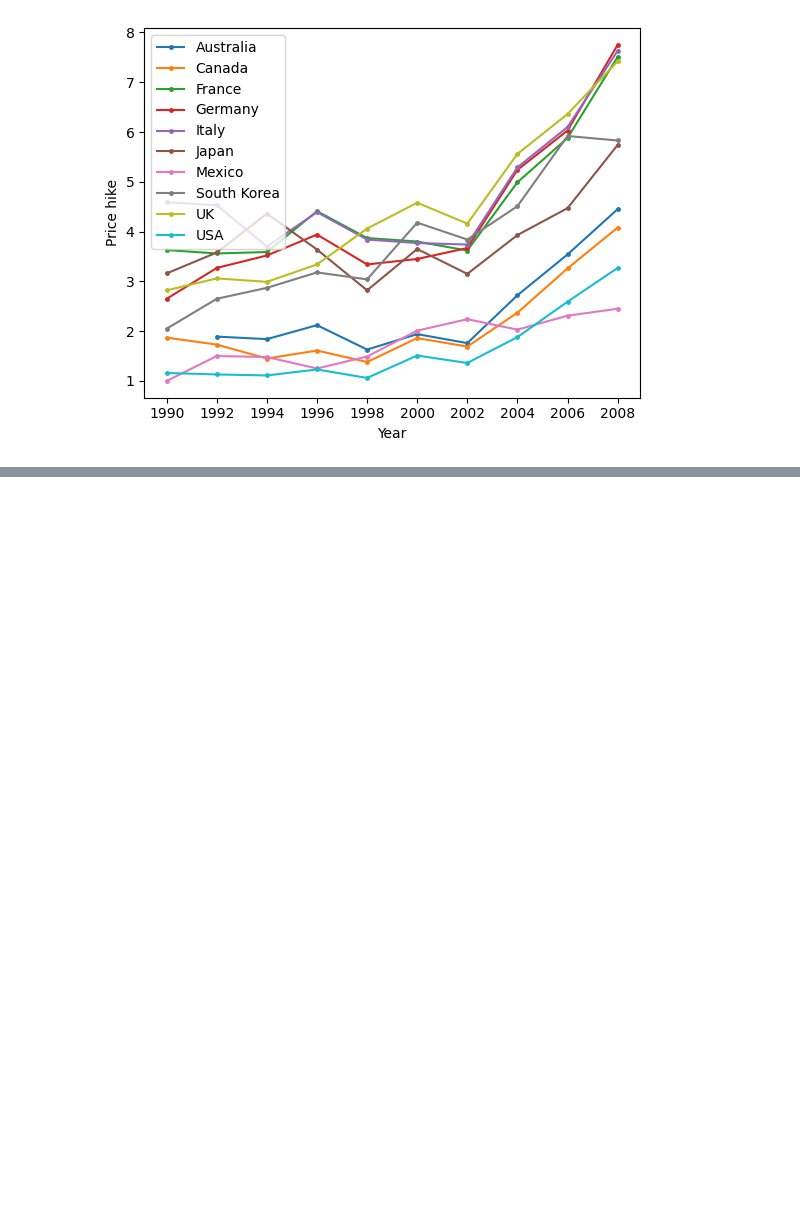
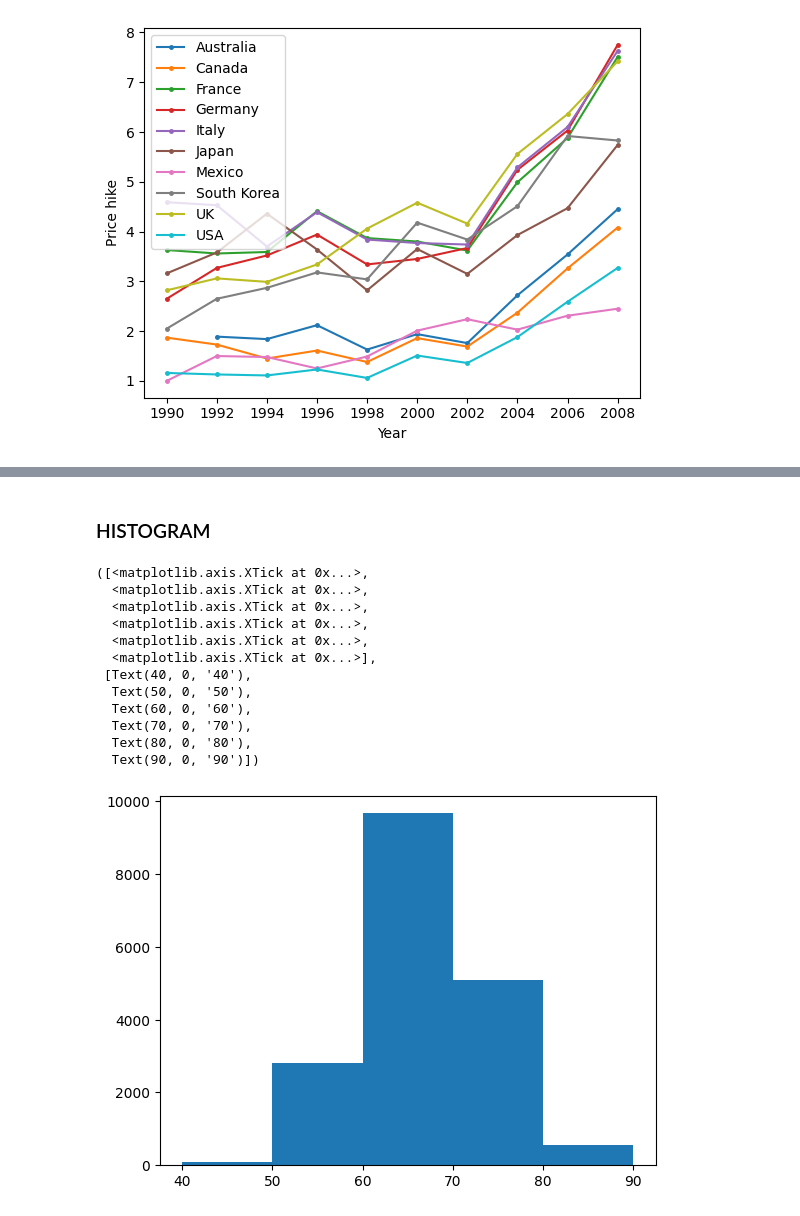
Before and after one commit to danielprinceD/DataScience, a Jupyter notebook: matplotlib.ipynb, the cells around one changed output, grey strips where cells are left out. Drawn from its saved outputs; the diff is of its cells as text; code cells hidden in the pictures; blank space fills up the shorter version.

Commit message:
feat:added fifa dataset

```diff
--- a/matplotlib.ipynb
+++ b/matplotlib.ipynb
@@ -146,0 +139,2 @@ Name: Year, dtype: int64
+# %%
+fifa = pd.read_csv('./fifa_data.csv')
@@ -146,0 +149,20 @@ Name: Year, dtype: int64
+# %% [markdown]
+### HISTOGRAM
+# %%
+bins = [ i for i in range(100)][:: 10][4::]
+plt.hist(fifa['Overall'] , bins=bins)
+plt.xticks(bins)
+# %% [output]
+([<matplotlib.axis.XTick at 0x...>,
+  <matplotlib.axis.XTick at 0x...>,
+  <matplotlib.axis.XTick at 0x...>,
+  <matplotlib.axis.XTick at 0x...>,
+  <matplotlib.axis.XTick at 0x...>,
+  <matplotlib.axis.XTick at 0x...>],
+ [Text(40, 0, '40'),
+  Text(50, 0, '50'),
+  Text(60, 0, '60'),
+  Text(70, 0, '70'),
+  Text(80, 0, '80'),
+  Text(90, 0, '90')])
+[figure, added]
```
Also changed, not shown: parts of 3 cells of this notebook, 1 other file.
